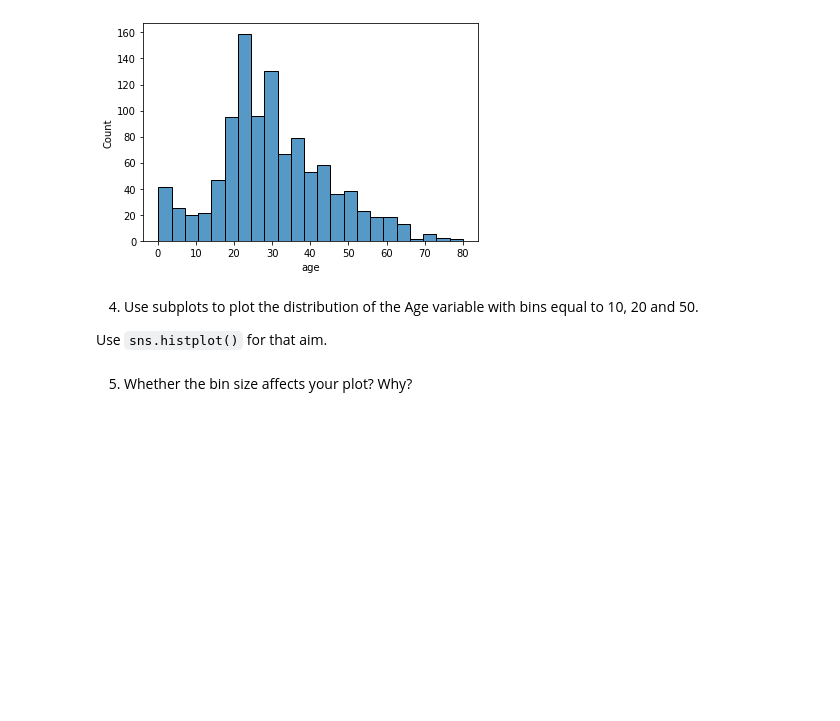
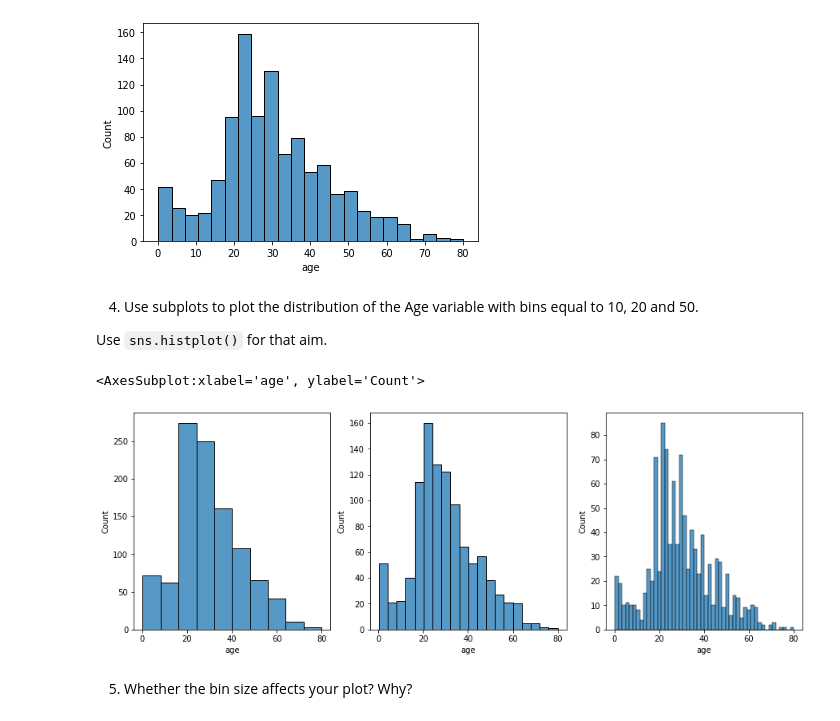
Before and after one commit to JoseKuru/bootcamp, a Jupyter notebook: week6_EDA_streamlit/day3_webscraping/Titanic/2_Titanic-Visualisation.ipynb, the cells around one changed output. Cells and saved outputs as stored; diff of their text form; code cells hidden in the pictures; blank space fills up the shorter version.

```diff
--- a/week6_EDA_streamlit/day3_webscraping/Titanic/2_Titanic-Visualisation.ipynb
+++ b/week6_EDA_streamlit/day3_webscraping/Titanic/2_Titanic-Visualisation.ipynb
@@ -66,2 +54,10 @@ Use `sns.histplot()` for that aim.
+# %%
+fig, ax = plt.subplots(ncols=3, figsize=(15, 5))
+sns.histplot(ax=ax[0] ,data=titanic, x='age', bins=10)
+sns.histplot(ax=ax[1] ,data=titanic, x='age', bins=20)
+sns.histplot(ax=ax[2] ,data=titanic, x='age', bins=50)
+# %% [output]
+<AxesSubplot:xlabel='age', ylabel='Count'>
+[figure, added]
 # %% [markdown]
 5. Whether the bin size affects your plot? Why?
```
Also changed, not shown: parts of 28 cells of this notebook, 3 other files.
